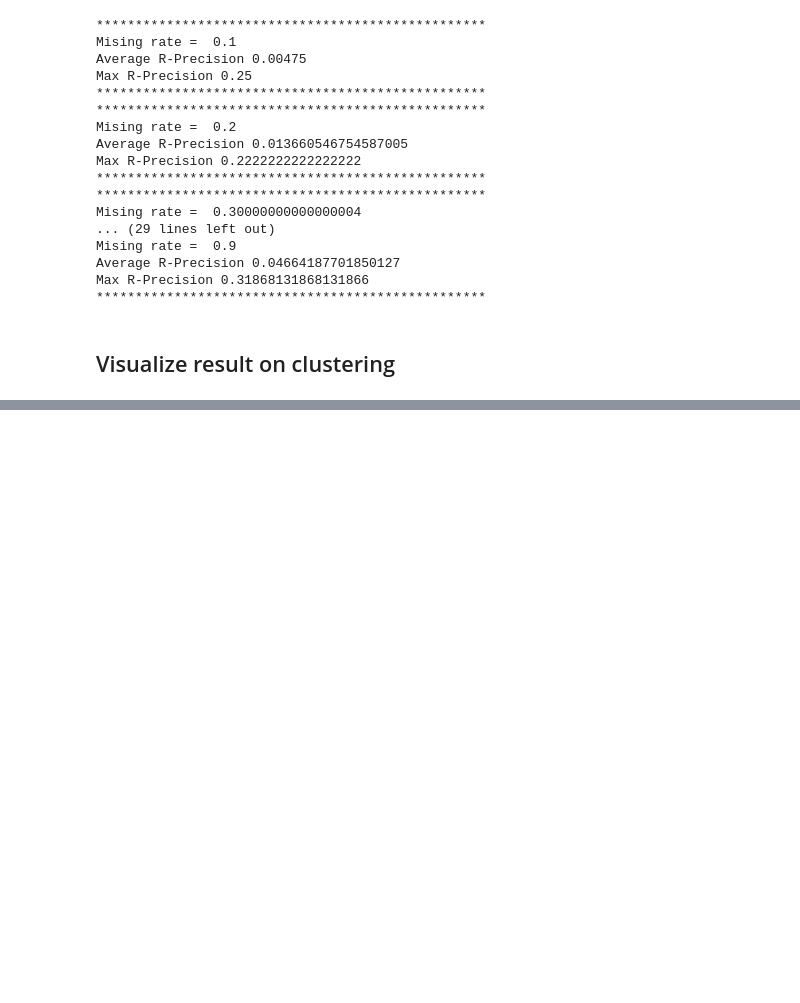
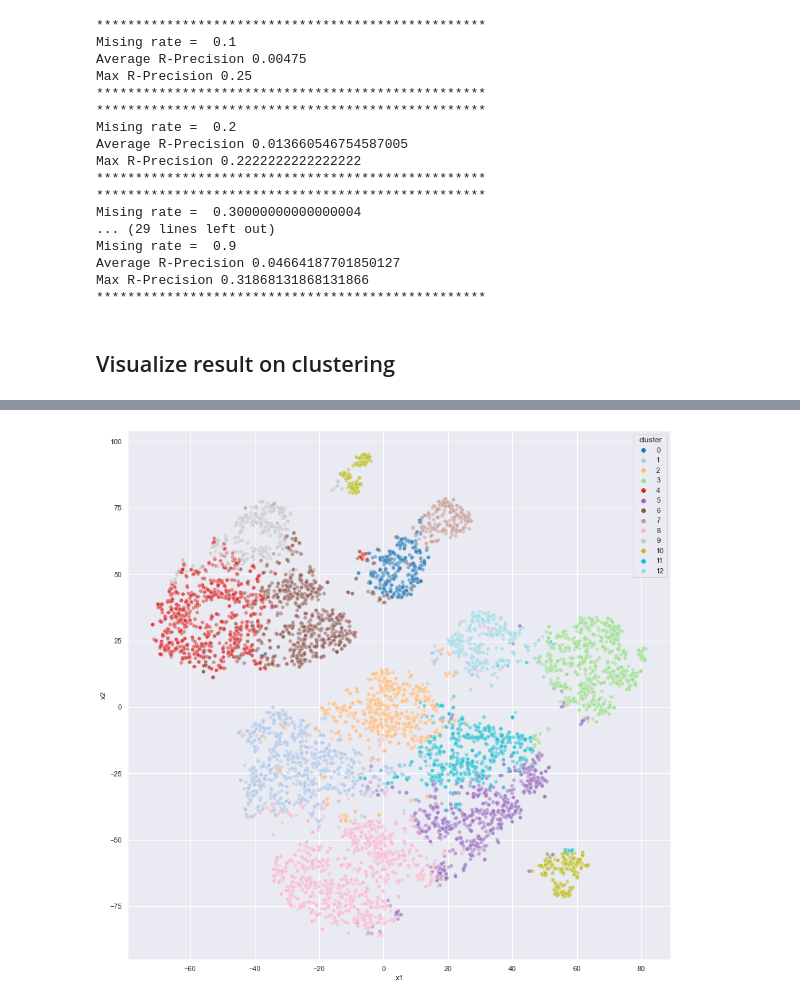
Before and after one commit to t3bol90/Automatic-Music-Playlist-Continuation, a Jupyter notebook: source/model/k_means.ipynb, the cells around one changed output, grey strips where cells are left out. Cells and saved outputs as stored; diff of their text form; code cells hidden in the pictures; blank space fills up the shorter version.

```diff
--- a/source/model/k_means.ipynb
+++ b/source/model/k_means.ipynb
@@ -630,0 +631,7 @@ kmeans_dftsne, kmeans_dfpca2 = visualized_cluster_result(scaled_pd_full_test,lab
+# %%
+sns.set();
+sns.set(rc={'figure.figsize':(15,15)})
+sns.scatterplot(data=kmeans_dftsne,x='x1',y='x2',hue='cluster',legend="full",alpha=0.5,palette=plt.get_cmap('tab20'))
+plt.savefig("../images/kmeans_dftsne.png")
+# %% [output]
+[figure, added]
```
Also changed, not shown: parts of 3 cells of this notebook, 1 other file.
